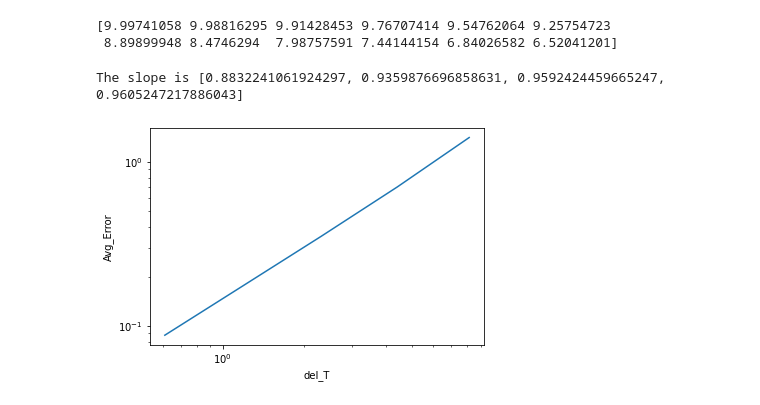
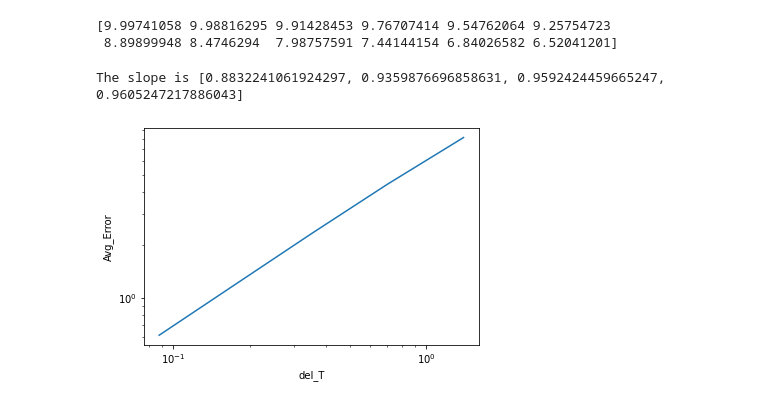
Before and after one commit to LamiaAroni/CFD_project2, a Jupyter notebook: Assignment_2.ipynb, the cells around one changed output. Saved outputs shown, nothing was run; the diff lists cells and outputs as text; code cells hidden in the pictures.

```diff
--- a/Assignment_2.ipynb
+++ b/Assignment_2.ipynb
@@ -322,7 +778,10 @@ for tStep in range(nTime):
         T[1:-1] += dT
         west_bc.apply()
         east_bc.apply()
+    #Storing the temperature
     dt2 = dt
+    T2_2 = T[1]
+    timeStep_2 = nTime
     T_solns.append(np.copy(T))
 # %% [output]
 Timestep = 0; Time = 1.1559249999999999
@@ -459,6 +918,8 @@ for tStep in range(nTime):
         west_bc.apply()
         east_bc.apply()
     dt3 = dt
+    T2_3 = T[1]
+    timeStep_3 = nTime
     T_solns.append(np.copy(T))
 # %% [output]
 Timestep = 0; Time = 0.8047124999999999
@@ -600,6 +1061,8 @@ for tStep in range(nTime):
         west_bc.apply()
         east_bc.apply()
     dt4 = dt
+    T2_4 = T[1]
+    timeStep_4 = nTime
     T_solns.append(np.copy(T))
 # %% [output]
 Timestep = 0; Time = 0.629106
@@ -741,6 +1204,8 @@ for tStep in range(nTime):
         west_bc.apply()
         east_bc.apply()
     dt5 = dt
+    T2_5 = T[1]
+    timeStep_5 = nTime
     T_solns.append(np.copy(T))
 # %% [output]
 Timestep = 0; Time = 0.5413
@@ -775,32 +1240,32 @@ Error5 = E_bar
 # %%
 %matplotlib inline
 import matplotlib.pyplot as plt
 import math
 
 Avg_Error = [Error1, Error2, Error3, Error4, Error5]
 del_T = [dt1, dt2, dt3, dt4, dt5]
 
 # Calculating the slope p for first order transient model
 Error_1 = np.log(Error1)
 Error_2 = np.log(Error2)
 Error_3 = np.log(Error3)
 Error_4 = np.log(Error4)
 Error_5 = np.log(Error5)
 
 dt_1 = np.log(dt1)
 dt_2 = np.log(dt2)
 dt_3 = np.log(dt3)
 dt_4 = np.log(dt4)
 dt_5 = np.log(dt5)
 
-plt.loglog((Avg_Error), (del_T))
+plt.loglog(del_T, Avg_Error)
 slope = [(Error_2-Error_1)/(dt_2-dt_1), (Error_3-Error_2)/(dt_3-dt_2), (Error_4-Error_3)/(dt_4-dt_3), (Error_5-Error_4)/(dt_5-dt_4) ]
 
 print('The slope is', slope)
 
 plt.xlabel("del_T")
 plt.ylabel("Avg_Error")
 plt.show()
 # %% [output]
 The slope is [0.8832241061924297, 0.9359876696858631, 0.9592424459665247, 0.9605247217886043]
-[figure, old version]
+[figure, new version]
```
Also changed, not shown: parts of 50 cells of this notebook.
